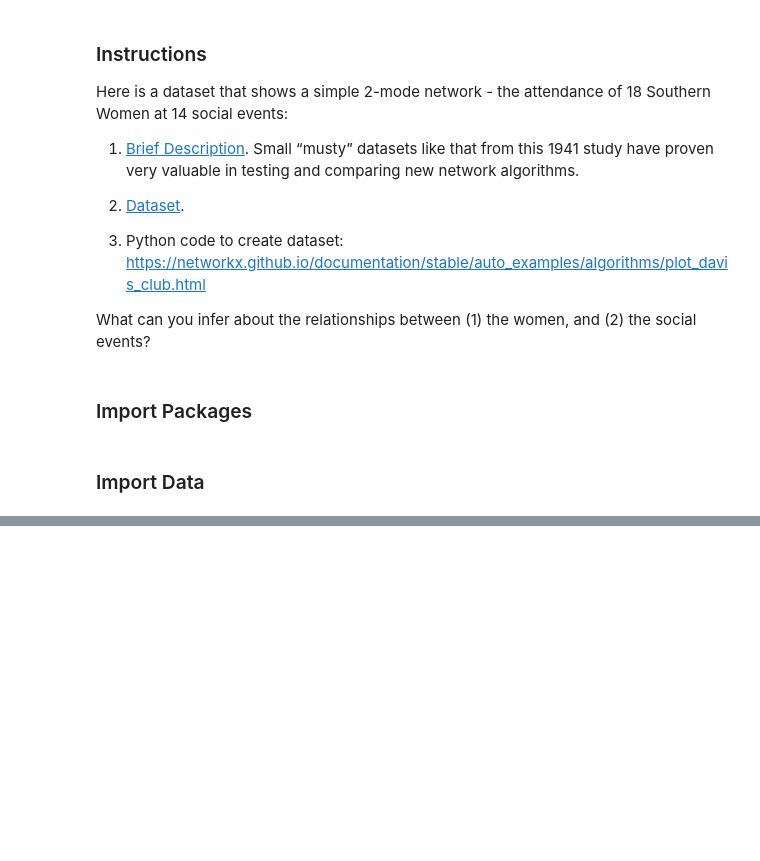
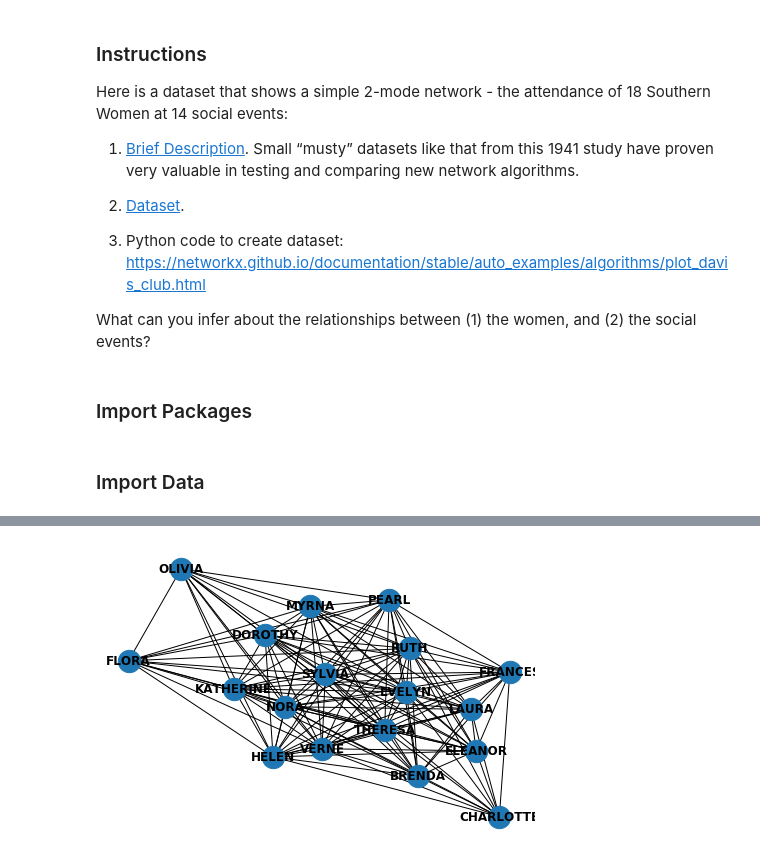
Before and after one commit to amberferger/DATA620_Group_Assignments, a Jupyter notebook: HW4/DATA620_HW4.ipynb, the cells around one changed output, grey strips where cells are left out. Cells and saved outputs as stored; diff of their text form; code cells hidden in the pictures; blank space fills up the shorter version.

```diff
--- a/HW4/DATA620_HW4.ipynb
+++ b/HW4/DATA620_HW4.ipynb
@@ -29,0 +168,6 @@ g = nx.read_edgelist('http://vlado.fmf.uni-lj.si/pub/networks/data/Ucinet/davis.
+# %%
+w = bi.weighted_projected_graph(g, women, ratio=False)
+# %%
+nx.draw_spring(w, with_labels = True, font_weight='bold', node_size=500)
+# %% [output]
+[figure, added]
```
Also changed, not shown: parts of 14 cells of this notebook, 1 other file.
